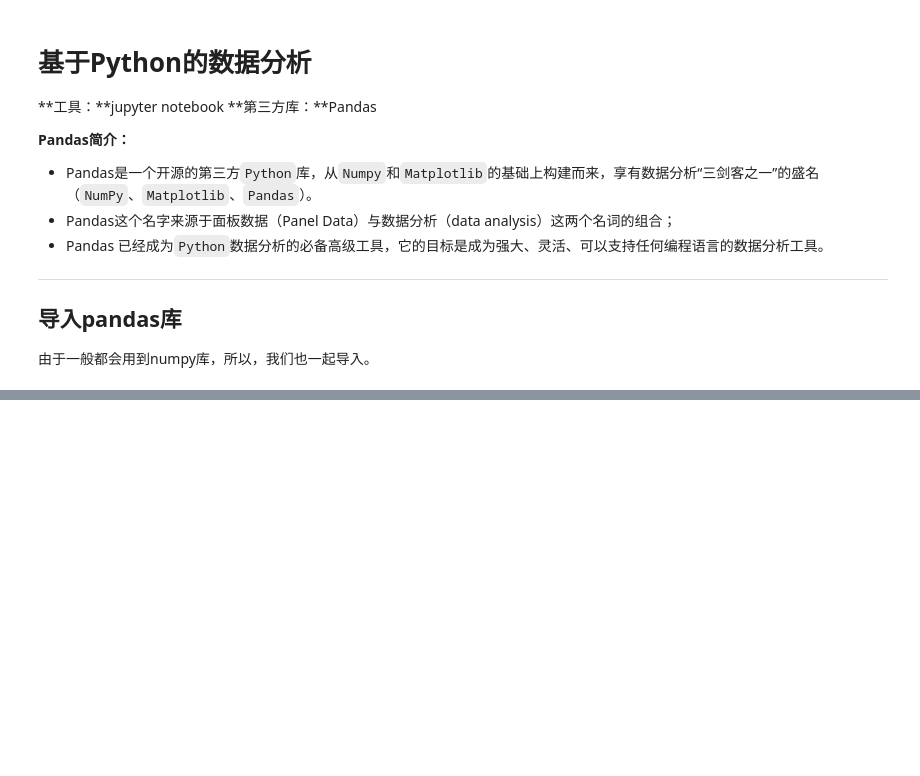
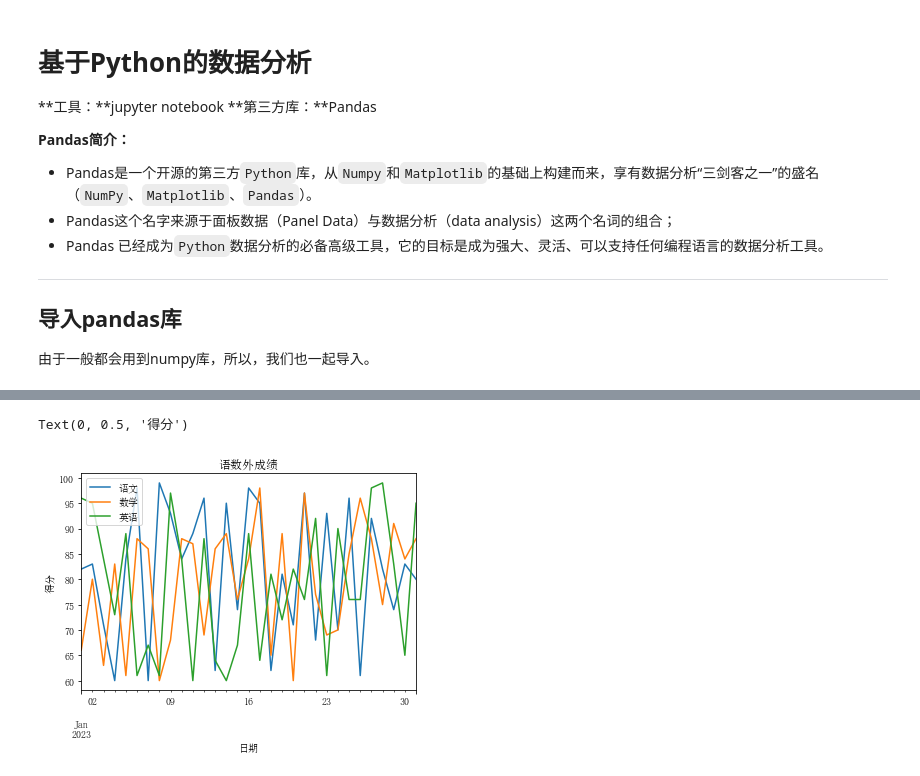
Before and after one commit to EchoBoyhub/iPython, a Jupyter notebook: 10_数据可视化.ipynb, the cells around one changed output, grey strips where cells are left out. Cells and saved outputs as stored; diff of their text form; code cells hidden in the pictures; blank space fills up the shorter version.

```diff
--- a/10_数据可视化.ipynb
+++ b/10_数据可视化.ipynb
@@ -17,0 +129,13 @@ import numpy as np   # 导入numpy库
+# %%
+# 创建数据
+data = np.random.randint(60, 100, [31, 3])
+date_index = pd.date_range('2023-01-01', periods=31)
+df = pd.DataFrame(data=data,index=date_index,
+    columns=['语文', '数学', '英语'])
+
+ax = df.plot(title = '语数外成绩')  # 设置标题
+ax.set_xlabel('日期')  # 设置x轴标签
+ax.set_ylabel('得分')  # 设置y轴标签
+# %% [output]
+Text(0, 0.5, '得分')
+[figure, added]
```
Also changed, not shown: parts of 23 cells of this notebook.
